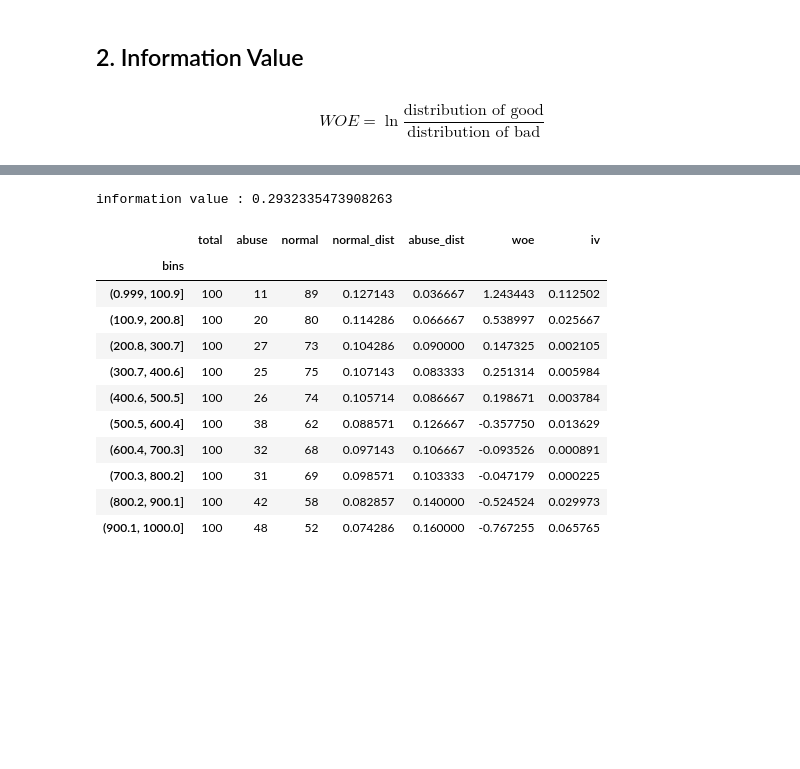
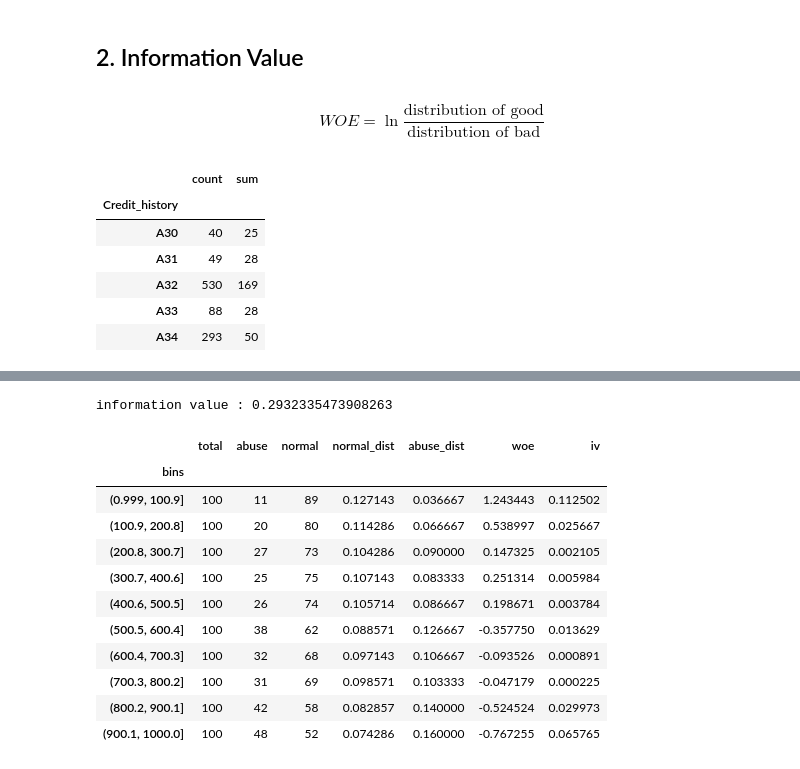
Before and after one commit to jbaeckn/machine-learning-notes, a Jupyter notebook: logistic_regression/logistic_regression.ipynb, the cells around one changed output, grey strips where cells are left out. Cells and saved outputs as stored; diff of their text form; code cells hidden in the pictures; blank space fills up the shorter version.

```diff
--- a/logistic_regression/logistic_regression.ipynb
+++ b/logistic_regression/logistic_regression.ipynb
@@ -75,3 +75,14 @@ $$WOE = \ln \frac{\text{distribution of good}}{\text{distribution of bad}}$$
 # %%
 #categorical feature은 그 category 하나에 대해서 IV를 구한다
 #numerical feature은 통상적으로 10개의 bin을 만든다
+# %%
+bin_df = dataset.groupby('Credit_history')['Target'].agg(['count', 'sum'])
+bin_df.head()
+# %% [output]
+|  | count | sum |
+| Credit_history |  |  |
+| A30 | 40 | 25 |
+| A31 | 49 | 28 |
+| A32 | 530 | 169 |
+| A33 | 88 | 28 |
+| A34 | 293 | 50 |
```
Also changed, not shown: parts of 4 cells of this notebook.
